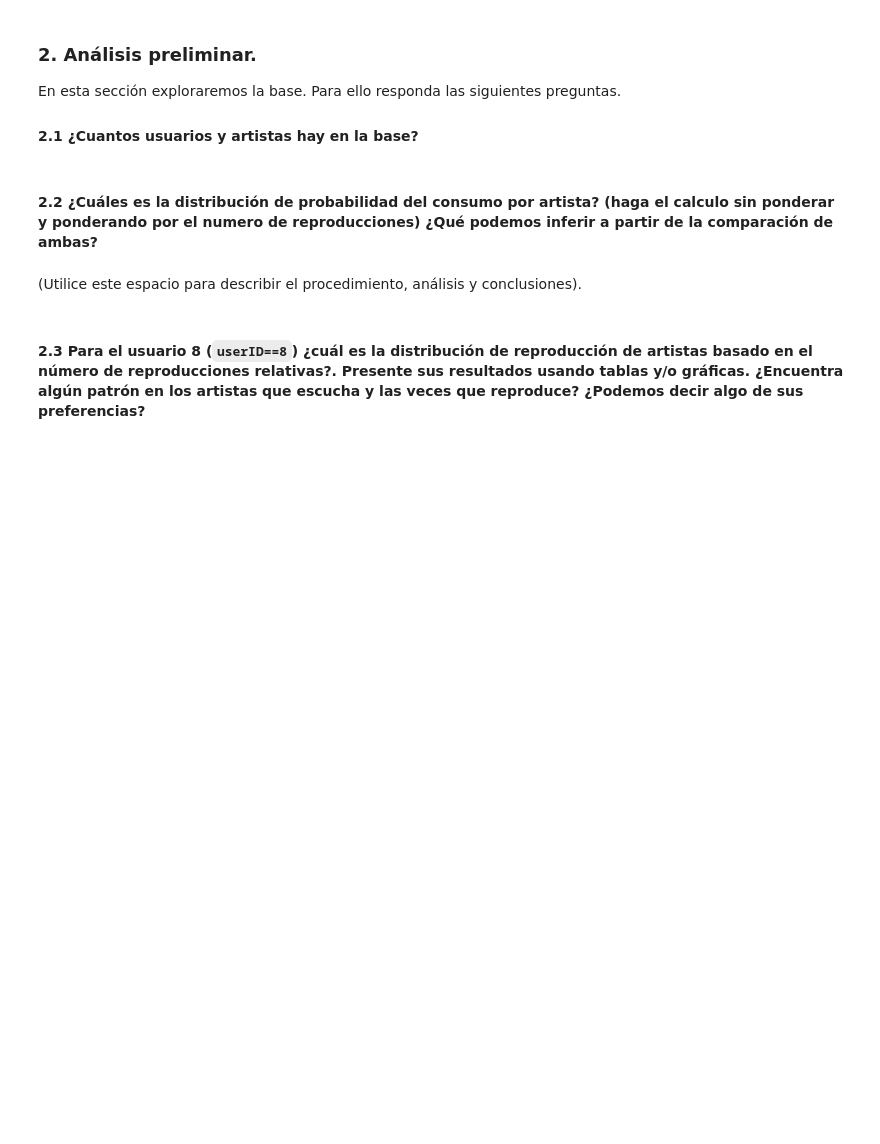
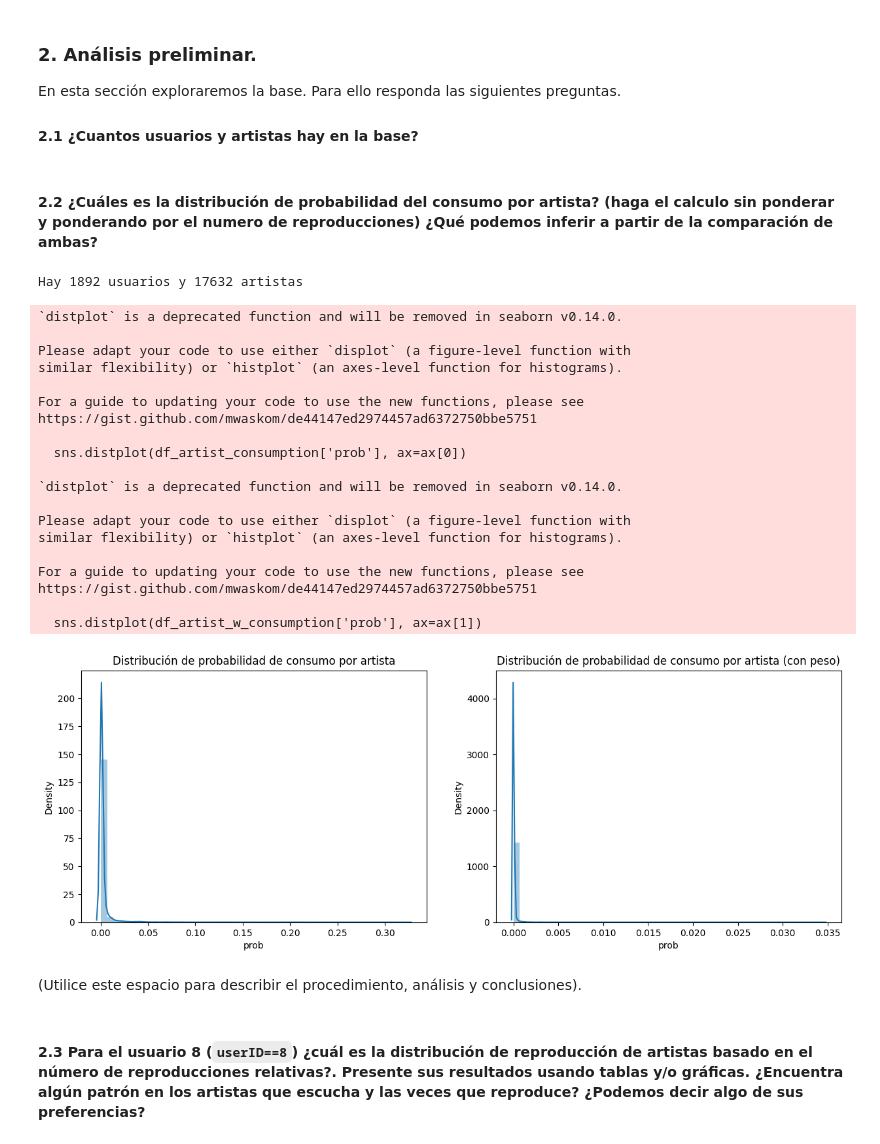
Before and after one commit to ggomez1803/ANS, a Jupyter notebook: Semana 5/Taller/S5_LC_Taller_Colab.ipynb, the cells around one changed output. Saved outputs shown, nothing was run; the diff lists cells and outputs as text; code cells hidden in the pictures; blank space fills up the shorter version.

```diff
--- a/Semana 5/Taller/S5_LC_Taller_Colab.ipynb
+++ b/Semana 5/Taller/S5_LC_Taller_Colab.ipynb
@@ -37,0 +43,12 @@ Cargue estos datos en su *cuaderno*:
+# %%
+# Cargar datos de artistas
+df_artists = pd.read_csv('./data/artists.dat', sep='\t')
+df_artists.rename(columns={'id': 'artistID'}, inplace=True)
+df_artists.drop(columns=['url', 'pictureURL'], inplace=True)
+
+# Cargar datos de usuarios
+df_users = pd.read_csv('./data/user_artists.dat', sep='\t')
+
+# Unir la bases
+df = pd.merge(df_users, df_artists, on='artistID')
+df.head()
@@ -51,3 +73,53 @@ En esta sección exploraremos la base. Para ello responda las siguientes pregunt
+# %%
+# Calcular cuántos usuarios y artistas hay
+total_users = df.userID.nunique()
+total_artists = df.artistID.nunique()
+
+print(f'Hay {total_users} usuarios y {total_artists} artistas')
+
+# Calcular la distribución de probabilidad de consumo por artista
+df_artist_consumption = df.groupby('artistID').agg({'userID': 'count'})
+df_artist_w_consumption = df.groupby('artistID').agg({'weight': 'sum'})
+# %% [output]
+Hay 1892 usuarios y 17632 artistas
+# %%
+# Agregar la columna de nombre de artista
+df_artist_consumption = pd.merge(df_artist_consumption, df_artists, on='artistID')
+df_artist_consumption.rename(columns={'userID': 'users_consumption'}, inplace=True)
+df_artist_w_consumption = pd.merge(df_artist_w_consumption, df_artists, on='artistID')
+
+# Calcular la probabilidad de consumo
+df_artist_consumption['prob'] = df_artist_consumption['users_consumption'] / total_users
+df_artist_w_consumption['prob'] = df_artist_w_consumption['weight'] / df_artist_w_consumption['weight'].sum()
+
+# Graficar la distribución de probabilidad de consumo
+fig, ax = plt.subplots(1, 2, figsize=(15, 5))
+sns.distplot(df_artist_consumption['prob'], ax=ax[0])
+ax[0].set_title('Distribución de probabilidad de consumo por artista')
+sns.distplot(df_artist_w_consumption['prob'], ax=ax[1])
+ax[1].set_title('Distribución de probabilidad de consumo por artista (con peso)')
+plt.show()
+# %% [output]
+`distplot` is a deprecated function and will be removed in seaborn v0.14.0.
+
+Please adapt your code to use either `displot` (a figure-level function with
+similar flexibility) or `histplot` (an axes-level function for histograms).
+
+For a guide to updating your code to use the new functions, please see
+https://gist.github.com/mwaskom/de44147ed2974457ad6372750bbe5751
+
+  sns.distplot(df_artist_consumption['prob'], ax=ax[0])
+
+`distplot` is a deprecated function and will be removed in seaborn v0.14.0.
+
+Please adapt your code to use either `displot` (a figure-level function with
+similar flexibility) or `histplot` (an axes-level function for histograms).
+
+For a guide to updating your code to use the new functions, please see
+https://gist.github.com/mwaskom/de44147ed2974457ad6372750bbe5751
+
+  sns.distplot(df_artist_w_consumption['prob'], ax=ax[1])
+[figure, added]
 # %% [markdown]
 (Utilice este espacio para describir el procedimiento, análisis y conclusiones).
 # %% [markdown]
```
Also changed, not shown: parts of 6 cells of this notebook.
